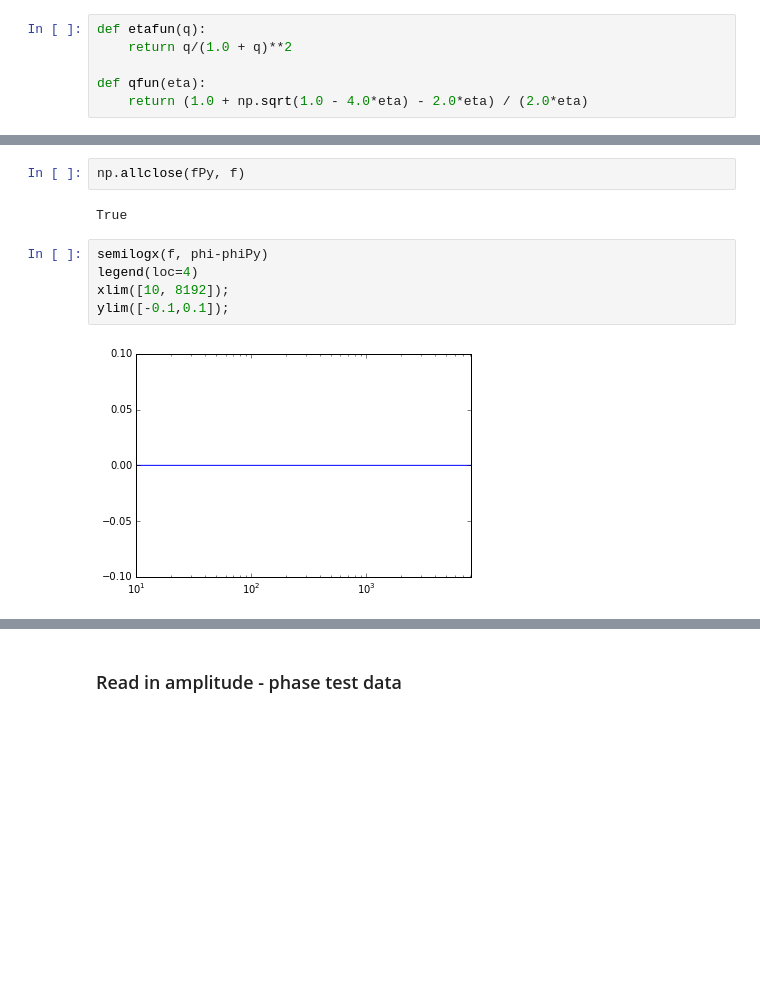
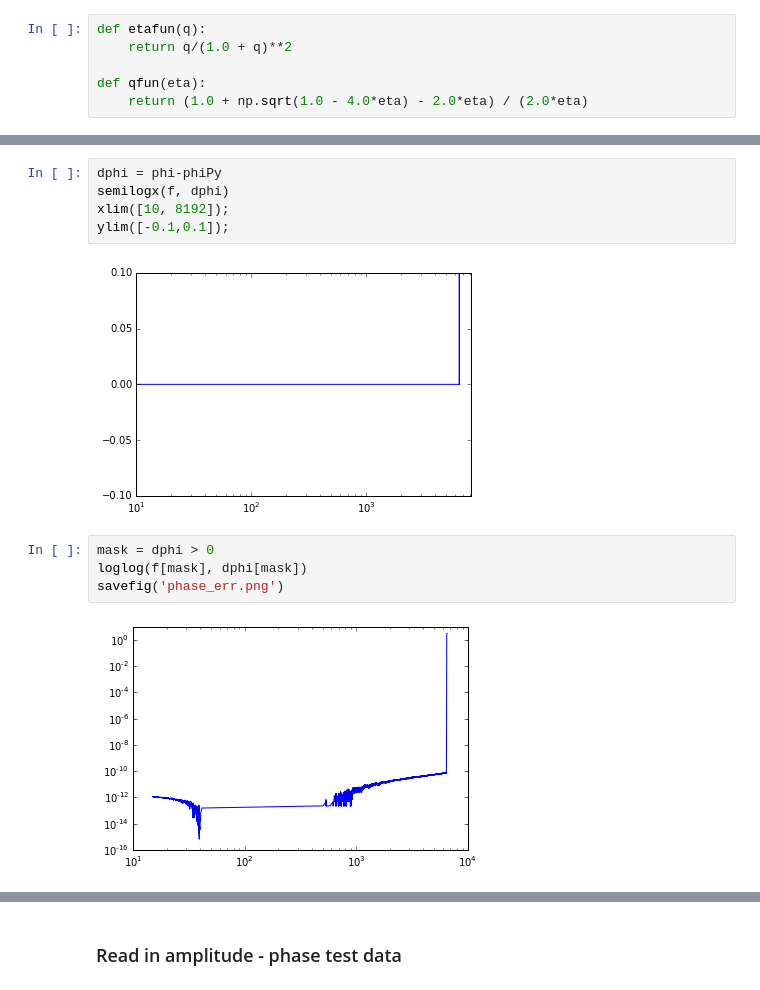
Before and after one commit to prayush/nsbh_tidal, a Jupyter notebook: LAL/LackeyLALTest.ipynb, the cells around one changed output, grey strips where cells are left out. Cells and saved outputs as stored; diff of their text form; blank space fills up the shorter version.

```diff
--- a/LAL/LackeyLALTest.ipynb
+++ b/LAL/LackeyLALTest.ipynb
@@ -202,11 +221,13 @@ xlim([10, 8192]);
-# %%
-np.allclose(fPy, f)
-# %% [output]
-True
 # %%
-semilogx(f, phi-phiPy)
-legend(loc=4)
+dphi = phi-phiPy
+semilogx(f, dphi)
 xlim([10, 8192]);
 ylim([-0.1,0.1]);
 # %% [output]
-[figure, old version]
+[figure, new version]
+# %%
+mask = dphi > 0
+loglog(f[mask], dphi[mask])
+savefig('phase_err.png')
+# %% [output]
+[figure, added]
```
Also changed, not shown: parts of 9 cells of this notebook, 1 other file.
